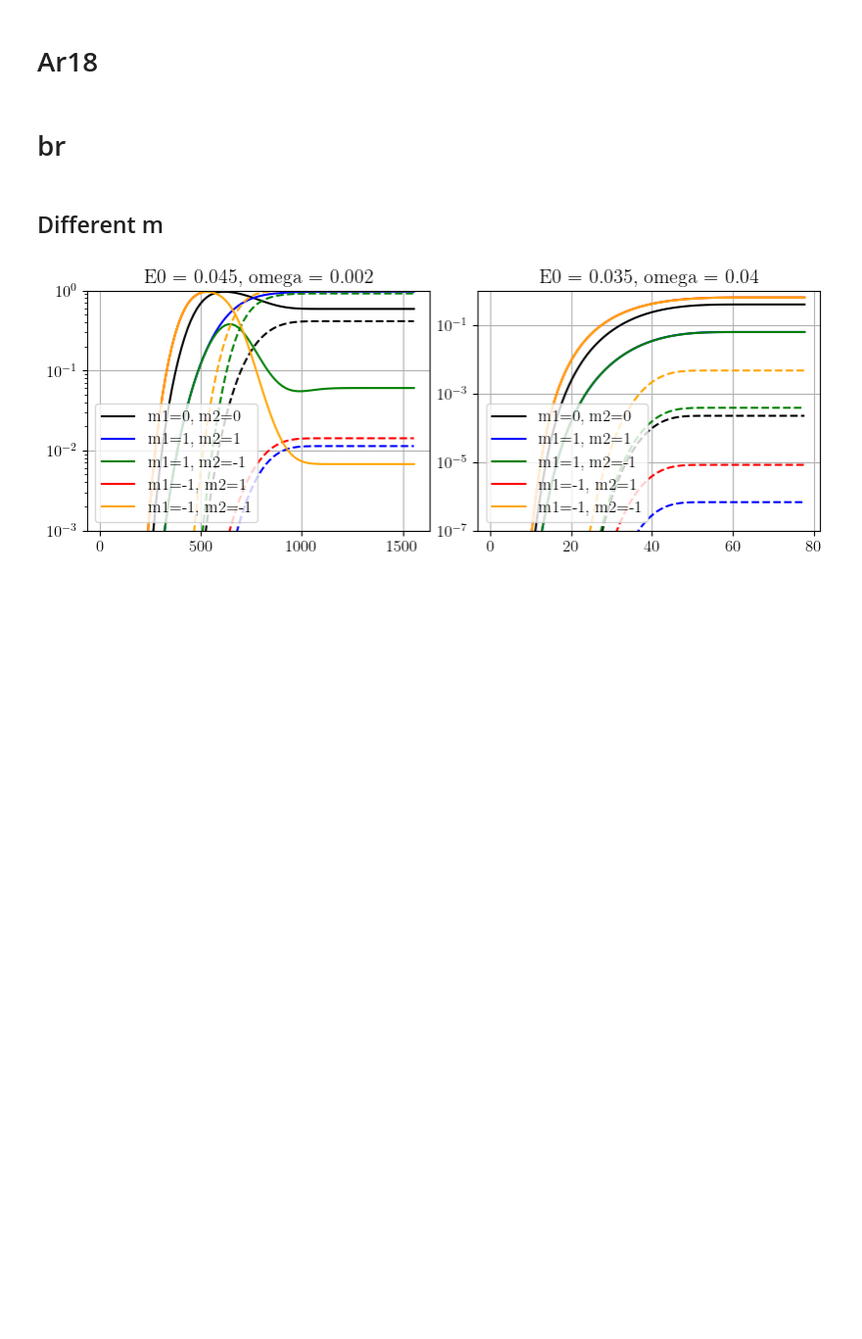
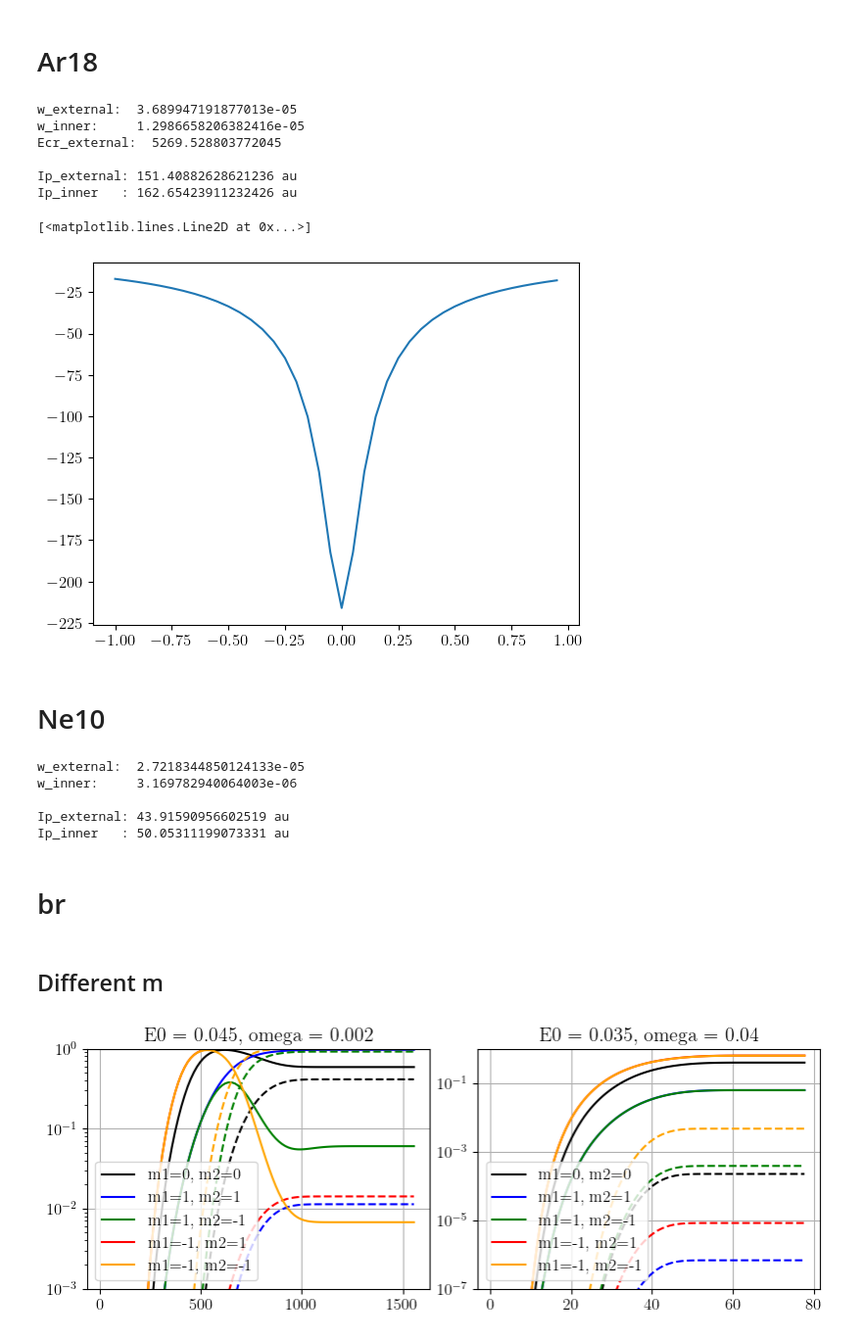
Before and after one commit to DenTyur/RSSFM, a Jupyter notebook: src/analitic/analitic.ipynb, the cells around one changed output. Shown at 98% size. Cells and saved outputs as stored; diff of their text form; code cells hidden in the pictures; blank space fills up the shorter version.

```diff
--- a/src/analitic/analitic.ipynb
+++ b/src/analitic/analitic.ipynb
@@ -57,8 +57,62 @@ def KinEq_only_n0n1(t_arr, n_init, E0, omega, w1):
 # %% [markdown]
 # Ar18
 # %%
-Ip1 = 3.37; A1 = 1.49
-Ip2 = 11.81; A2 = 1.83
+Ip1 = 4120; A1 = 1
+Ip2 = 4426; A2 = 1
+
+w_external = IR(I = fs.eV_to_au(Ip1), Z=17, l=0, m=0, A=A1)
+w_inner = IR(I = fs.eV_to_au(Ip2), Z=18, l=0, m=0, A=A1)
+
+E = 350
+print("w_external: ", w_external.get_w_PPT(E))
+print("w_inner:    ", w_inner.get_w_PPT(E))
+
+print("Ecr_external: ", w_external.Ecr())
+
+print(f"\nIp_external: {fs.eV_to_au(Ip1)} au")
+print(f"Ip_inner   : {fs.eV_to_au(Ip2)} au")
+# %% [output]
+w_external:  3.689947191877013e-05
+w_inner:     1.2986658206382416e-05
+Ecr_external:  5269.528803772045
+
+Ip_external: 151.40882628621236 au
+Ip_inner   : 162.65423911232426 au
+# %%
+# Подбираем шаг сетки для разрешения потенциала
+def atomic_potential(x, z, a):
+    return z/np.sqrt(x**2+a**2)
+
+dx = 0.05
+z = -17
+a = 0.0787
+
+x = np.arange(-1, 1, dx)
+plt.plot(x, atomic_potential(x, z, a))
+# %% [output]
+[<matplotlib.lines.Line2D at 0x...>]
+[figure, added]
+# %% [markdown]
+# Ne10
+# %%
+Ip1 = 1195; A1 = 1
+Ip2 = 1362; A2 = 1
+
+w_external = IR(I = fs.eV_to_au(Ip1), Z=9, l=0, m=0, A=A1)
+w_inner = IR(I = fs.eV_to_au(Ip2), Z=10, l=0, m=0, A=A1)
+
+E = 50
+print("w_external: ", w_external.get_w_PPT(E))
+print("w_inner:    ", w_inner.get_w_PPT(E))
+
+print(f"\nIp_external: {fs.eV_to_au(Ip1)} au")
+print(f"Ip_inner   : {fs.eV_to_au(Ip2)} au")
+# %% [output]
+w_external:  2.7218344850124133e-05
+w_inner:     3.169782940064003e-06
+
+Ip_external: 43.91590956602519 au
+Ip_inner   : 50.05311199073331 au
 # %% [markdown]
 # br
 # %%
```
Also changed, not shown: 2 other files.
